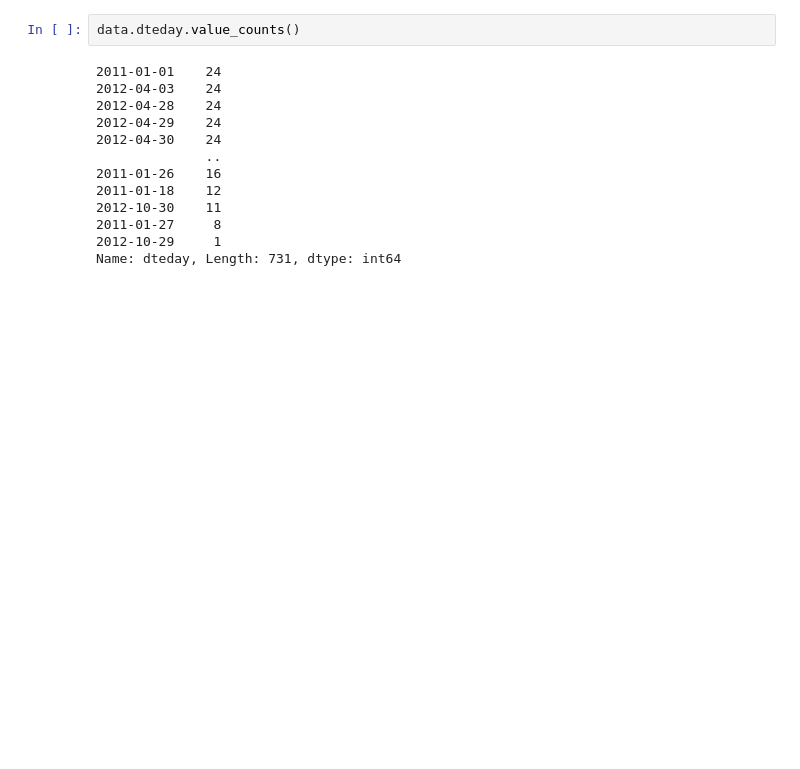
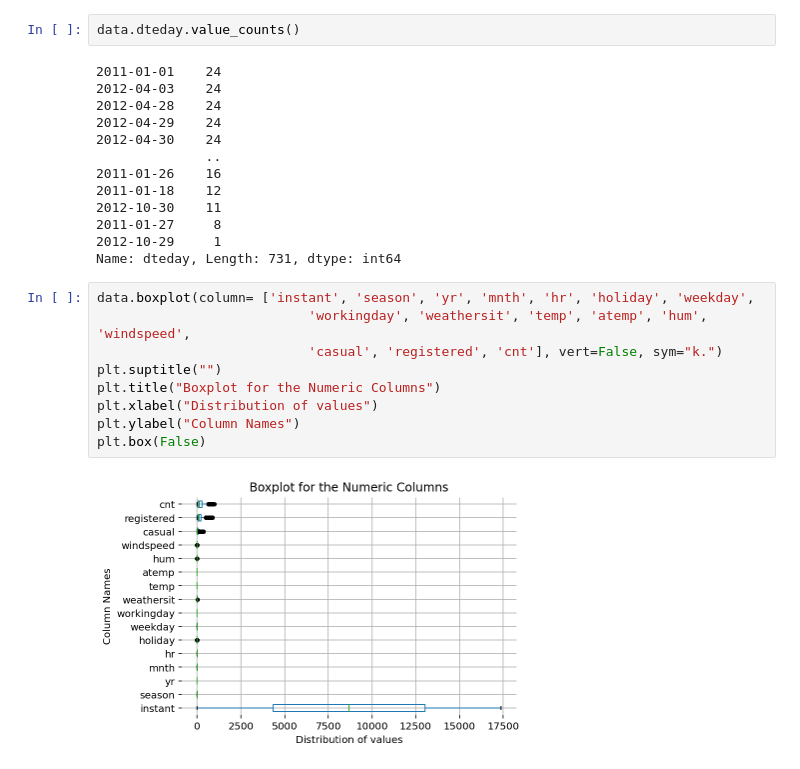
Before and after one commit to NkululekoCyrilCele/Projects, a Jupyter notebook: Deep Learning/bike_sharing.ipynb, the cells around one changed output. Cells and saved outputs as stored; diff of their text form; blank space fills up the shorter version.

```diff
--- a/Deep Learning/bike_sharing.ipynb
+++ b/Deep Learning/bike_sharing.ipynb
@@ -185,3 +187,14 @@ data.dteday.value_counts()
 2011-01-27     8
 2012-10-29     1
 Name: dteday, Length: 731, dtype: int64
+# %%
+data.boxplot(column= ['instant', 'season', 'yr', 'mnth', 'hr', 'holiday', 'weekday',
+                           'workingday', 'weathersit', 'temp', 'atemp', 'hum', 'windspeed',
+                           'casual', 'registered', 'cnt'], vert=False, sym="k.")
+plt.suptitle("")
+plt.title("Boxplot for the Numeric Columns")
+plt.xlabel("Distribution of values")
+plt.ylabel("Column Names")
+plt.box(False)
+# %% [output]
+[figure, added]
```
Also changed, not shown: parts of 16 cells of this notebook.
